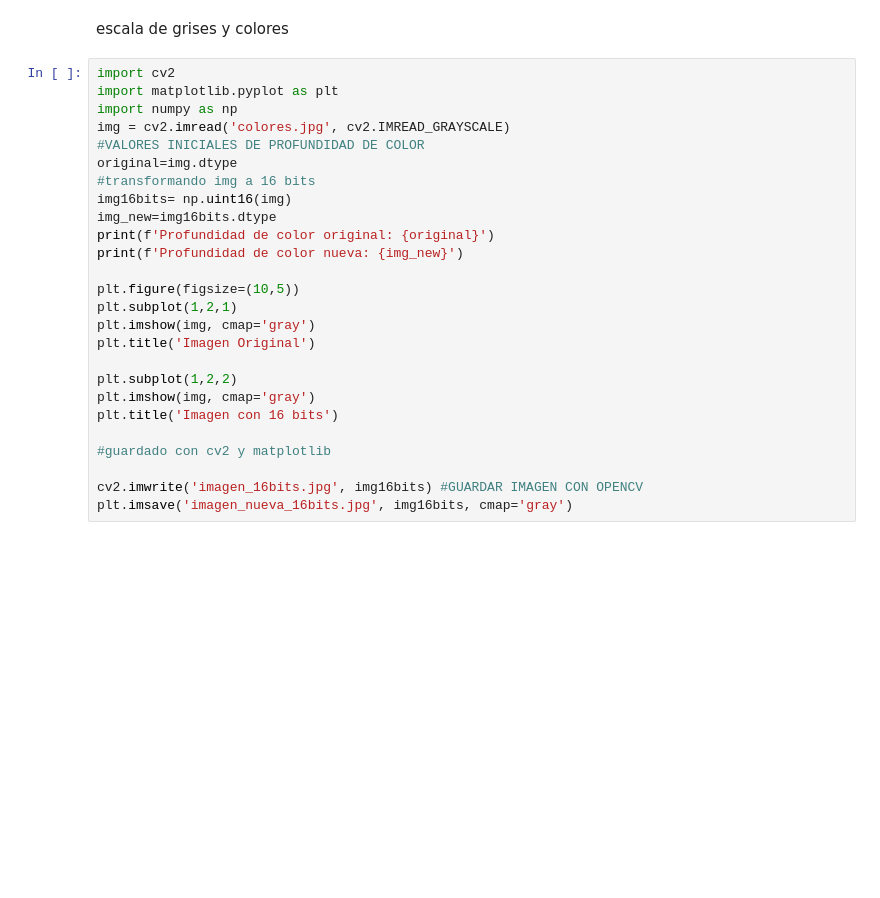
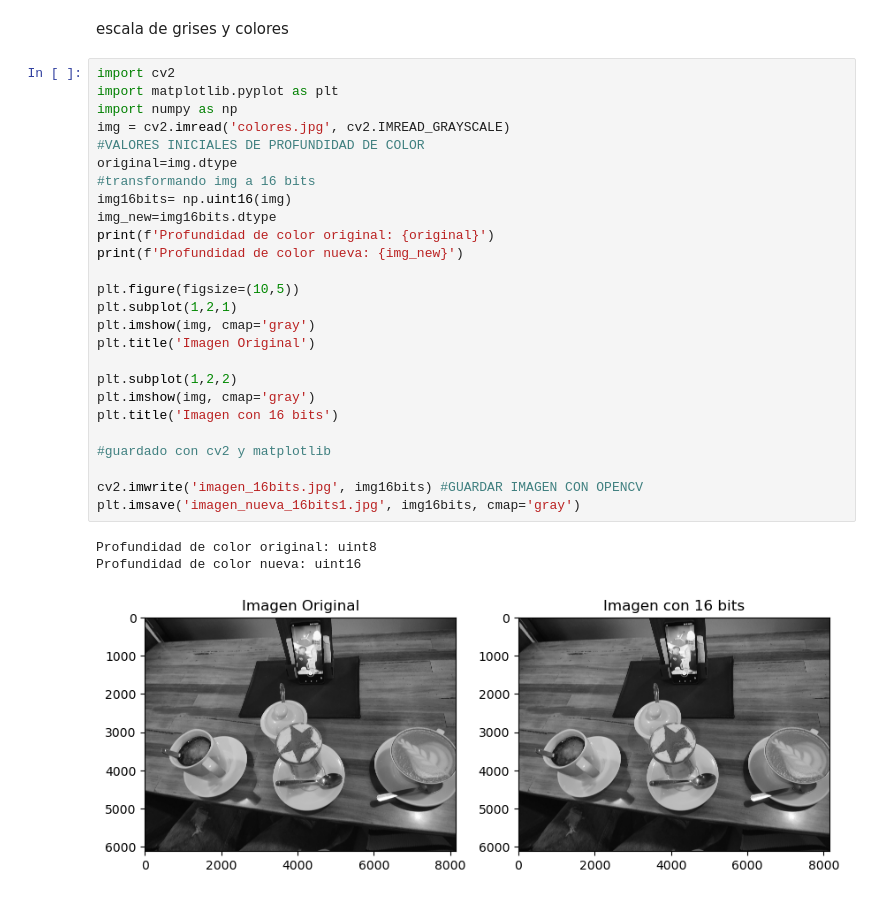
Before and after one commit to 19Suga/PDI, a Jupyter notebook: clase2.ipynb, the cells around one changed output. Drawn from its saved outputs; the diff is of its cells as text; blank space fills up the shorter version.

```diff
--- a/clase2.ipynb
+++ b/clase2.ipynb
@@ -67,26 +84,30 @@ escala de grises y colores
 # %%
 import cv2
 import matplotlib.pyplot as plt
 import numpy as np
 img = cv2.imread('colores.jpg', cv2.IMREAD_GRAYSCALE)
 #VALORES INICIALES DE PROFUNDIDAD DE COLOR
 original=img.dtype
 #transformando img a 16 bits
 img16bits= np.uint16(img)
 img_new=img16bits.dtype
 print(f'Profundidad de color original: {original}')
 print(f'Profundidad de color nueva: {img_new}')
 
 plt.figure(figsize=(10,5))
 plt.subplot(1,2,1)
 plt.imshow(img, cmap='gray')
 plt.title('Imagen Original')
 
 plt.subplot(1,2,2)
 plt.imshow(img, cmap='gray')
 plt.title('Imagen con 16 bits')
 
 #guardado con cv2 y matplotlib
 
 cv2.imwrite('imagen_16bits.jpg', img16bits) #GUARDAR IMAGEN CON OPENCV
-plt.imsave('imagen_nueva_16bits.jpg', img16bits, cmap='gray')
+plt.imsave('imagen_nueva_16bits1.jpg', img16bits, cmap='gray')
+# %% [output]
+Profundidad de color original: uint8
+Profundidad de color nueva: uint16
+[figure, added]
```
Also changed, not shown: parts of 6 cells of this notebook, 6 other files.
